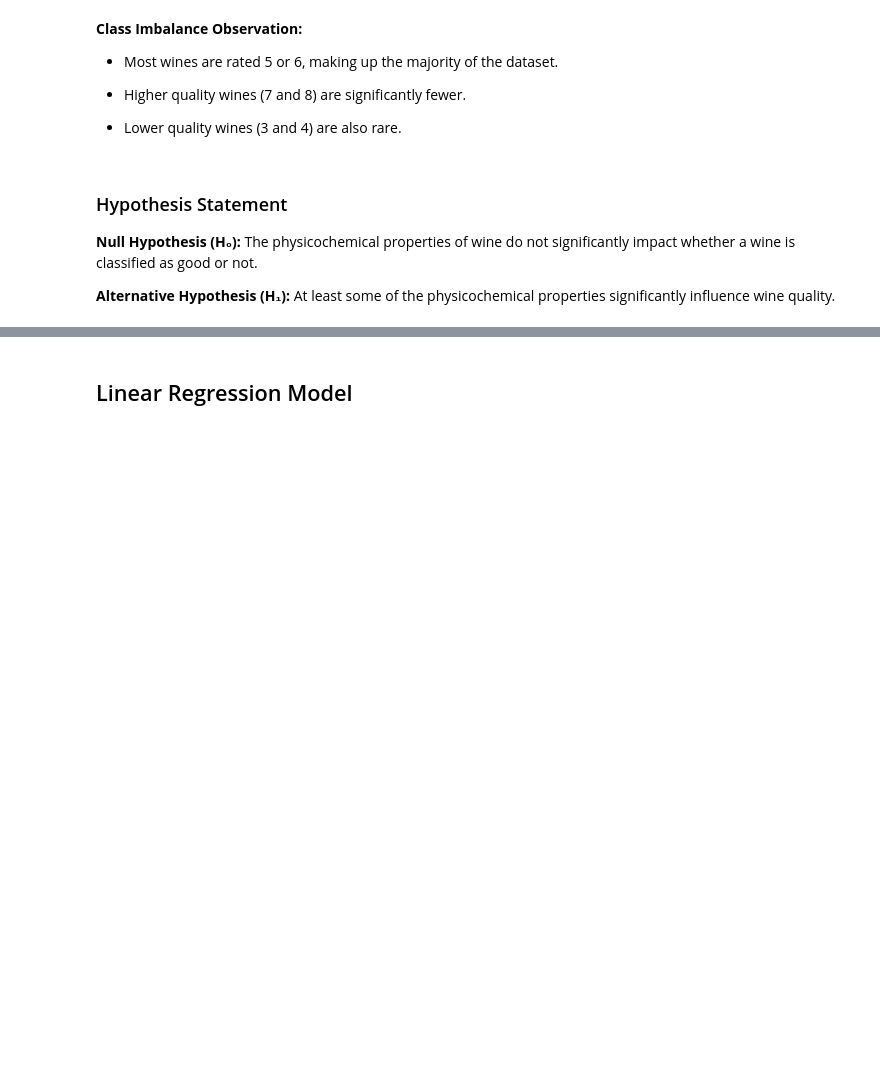
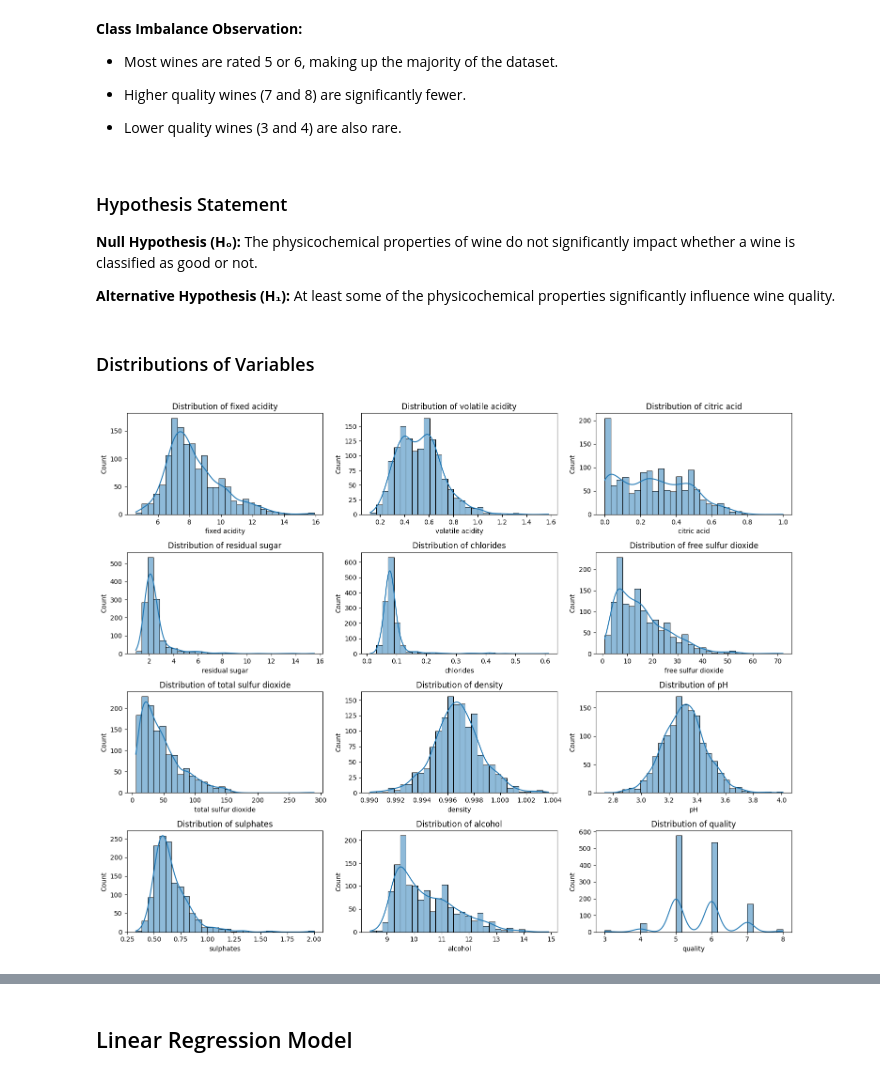
Before and after one commit to bondpapi/Wine-Classification, a Jupyter notebook: wine_quality.ipynb, the cells around one changed output, grey strips where cells are left out. Drawn from its saved outputs; the diff is of its cells as text; code cells hidden in the pictures; blank space fills up the shorter version.

```diff
--- a/wine_quality.ipynb
+++ b/wine_quality.ipynb
@@ -248,3 +246,18 @@ plt.show()
 **Null Hypothesis (H₀):** The physicochemical properties of wine do not significantly impact whether a wine is classified as good or not.
 
 **Alternative Hypothesis (H₁):** At least some of the physicochemical properties significantly influence wine quality.
+# %% [markdown]
+### Distributions of Variables
+# %%
+plt.figure(figsize=(15, 12))
+
+# Loop through each numerical column and plot histogram
+for i, col in enumerate(df_log_transformed.select_dtypes(include=['float64', 'int64']).columns):
+    plt.subplot(4, 3, i+1)  # 4x3 grid for subplots
+    sns.histplot(df_cleaned[col], kde=True, bins=30)
+    plt.title(f'Distribution of {col}')
+
+plt.tight_layout()
+plt.show()
+# %% [output]
+[figure, added]
```
Also changed, not shown: parts of 79 cells of this notebook, 1 other file.
